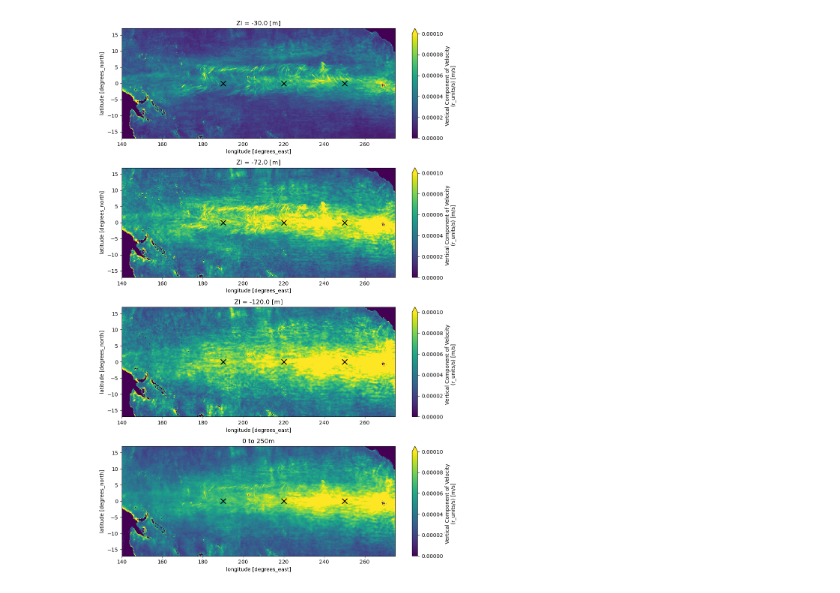
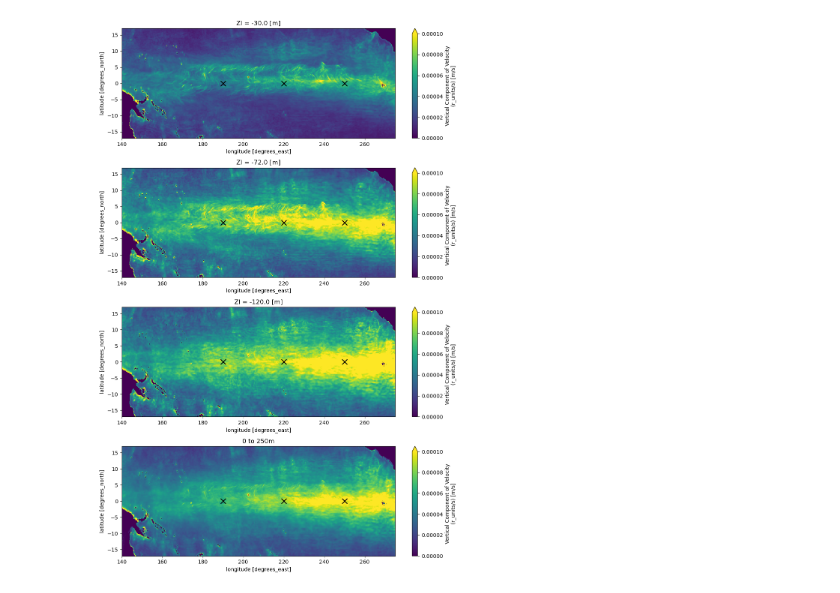
Before and after one commit to eldavenport/tpose-vel-davenport-2026, a Jupyter notebook: assimilation_controls/shortwave_rad_xx/wvel_rms.ipynb, the cells around one changed output. Saved outputs shown, nothing was run; the diff lists cells and outputs as text; code cells hidden in the pictures.

```diff
--- a/assimilation_controls/shortwave_rad_xx/wvel_rms.ipynb
+++ b/assimilation_controls/shortwave_rad_xx/wvel_rms.ipynb
@@ -1,7 +1,7 @@
 # %%
 # open sep2012 run to investigate wvel rms
-
 from xmitgcm import open_mdsdataset
+import xarray as xr
 data_dir = '/data/SO3/edavenport/tpose6/sep2012/run_iter24/'
 grid_dir = '/data/SO6/TPOSE_diags/tpose6/grid_6/'
 
@@ -14,43 +14,52 @@ intervals = range(itPerFile,itPerFile*num_diags,itPerFile)
 
 ds = open_mdsdataset(data_dir=data_dir,grid_dir=grid_dir,iters=intervals,prefix=prefix,ref_date='2012-09-01',delta_t=1200)
 
-ds['XC'] = ds.XC.astype(float)
-ds['YC'] = ds.YC.astype(float)
-ds['Z'] = ds.Z.astype(float)
-ds['XG'] = ds.XG.astype(float)
-ds['YG'] = ds.YG.astype(float)
-ds['Zl'] = ds.Zl.astype(float)
+num_diags = 30+31+offset# nov, dec (starting from nov 10)
+itPerFile = 72 # 1 day
+intervals = range(itPerFile*offset,itPerFile*num_diags,itPerFile)
+
+data_dir = '/data/SO3/edavenport/tpose6/nov2012/run_iter16/'
+ds_new = open_mdsdataset(data_dir=data_dir,grid_dir=grid_dir,iters=intervals,prefix=prefix,ref_date='2012-11-01',delta_t=1200)
+
+ds_tpose_vel = xr.concat([ds,ds_new],dim='time')
+
+ds_tpose_vel['XC'] = ds_tpose_vel.XC.astype(float)
+ds_tpose_vel['YC'] = ds_tpose_vel.YC.astype(float)
+ds_tpose_vel['Z'] = ds_tpose_vel.Z.astype(float)
+ds_tpose_vel['XG'] = ds_tpose_vel.XG.astype(float)
+ds_tpose_vel['YG'] = ds_tpose_vel.YG.astype(float)
+ds_tpose_vel['Zl'] = ds_tpose_vel.Zl.astype(float)
 # %%
 import numpy as np
 import matplotlib.pyplot as plt
 fig, ax = plt.subplots(figsize=(10,15),nrows=4)
-wvel_rms = np.sqrt((ds.WVEL.sel(Zl=-30,method='nearest')**2).mean(dim='time'))
+wvel_rms = np.sqrt((ds_tpose_vel.WVEL.sel(Zl=-30,method='nearest')**2).mean(dim='time'))
 wvel_rms.sel(XC=slice(140,275),YC=slice(-17,17)).plot(ax=ax[0],vmin=0,vmax=0.0001)
 # scatter plot of moorings at 0N, 190E, 0N, 220E, and 0N, 250E
 moorings = [(0,190),(0,220),(0,250)]
 for lat,lon in moorings:
     ax[0].scatter(lon,lat,color='k',marker='x',s=100)
 
-wvel_rms = np.sqrt((ds.WVEL.sel(Zl=-70,method='nearest')**2).mean(dim='time'))
+wvel_rms = np.sqrt((ds_tpose_vel.WVEL.sel(Zl=-70,method='nearest')**2).mean(dim='time'))
 wvel_rms.sel(XC=slice(140,275),YC=slice(-17,17)).plot(ax=ax[1],vmin=0,vmax=0.0001)
 for lat,lon in moorings:
     ax[1].scatter(lon,lat,color='k',marker='x',s=100)
 
-wvel_rms = np.sqrt((ds.WVEL.sel(Zl=-120,method='nearest')**2).mean(dim='time'))
+wvel_rms = np.sqrt((ds_tpose_vel.WVEL.sel(Zl=-120,method='nearest')**2).mean(dim='time'))
 wvel_rms.sel(XC=slice(140,275),YC=slice(-17,17)).plot(ax=ax[2],vmin=0,vmax=0.0001)
 for lat,lon in moorings:
     ax[2].scatter(lon,lat,color='k',marker='x',s=100)
 
-wvel_rms = np.sqrt((ds.WVEL.sel(Zl=slice(0,-250))**2).mean(dim=['time','Zl']))
+wvel_rms = np.sqrt((ds_tpose_vel.WVEL.sel(Zl=slice(0,-250))**2).mean(dim=['time','Zl']))
 wvel_rms.sel(XC=slice(140,275),YC=slice(-17,17)).plot(ax=ax[3],vmin=0,vmax=0.0001)
 for lat,lon in moorings:
     ax[3].scatter(lon,lat,color='k',marker='x',s=100)
 ax[3].set_title("0 to 250m")
 
 plt.tight_layout()
 fig.savefig('assimilation_controls/shortwave_rad_xx/wvel_rms.png',dpi=300)
 # %% [output]
-[figure, old version]
+[figure, new version]
 # %%
 data_dir = '/data/SO6/TPOSE_diags/tpose6/sep2012/diags_iter7_daily/'
 grid_dir = '/data/SO6/TPOSE_diags/tpose6/grid_6/'
```
Also changed, not shown: parts of 4 cells of this notebook, 4 other files.
